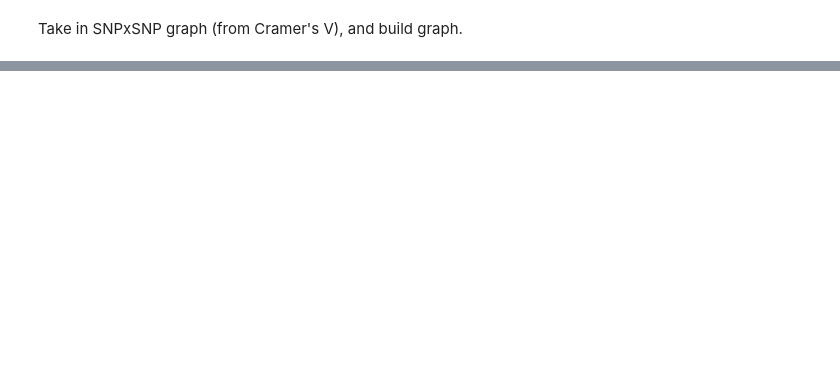
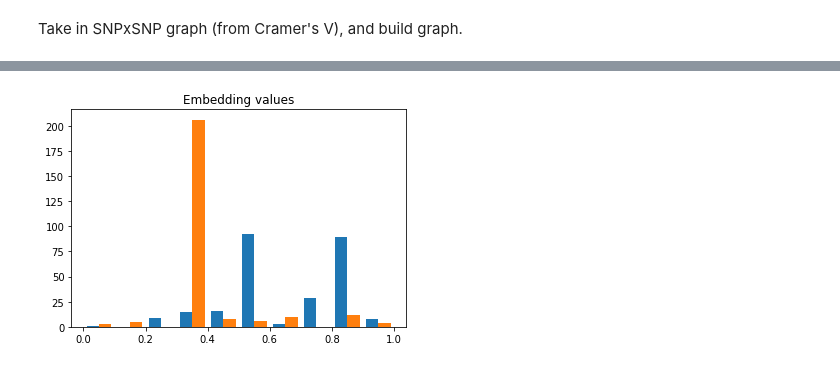
Before and after one commit to rishasurana/gene-graphs, a Jupyter notebook: louvain.ipynb, the cells around one changed output, grey strips where cells are left out. Drawn from its saved outputs; the diff is of its cells as text; code cells hidden in the pictures; blank space fills up the shorter version.

```diff
--- a/louvain.ipynb
+++ b/louvain.ipynb
@@ -110,0 +53,12 @@ ValueError: The input matrix is empty.
+# %%
+# binarize
+dfSparse = sparse.csr_matrix(arr) # convert data frame to a sparse matrix
+for i in range(np.shape(dfSparse)[0]):
+    for j in range(np.shape(dfSparse)[1]):
+        if dfSparse[i,j] <= 0.2:
+            dfSparse[i,j] = 0
+        else:
+            dfSparse[i,j] = 1
+
+dfMatrix = dfSparse.toarray()
+dfMatrix
@@ -110,0 +111,9 @@ ValueError: The input matrix is empty.
+# %%
+from matplotlib import pyplot as plt
+
+a = np.array(embedding)
+plt.hist(a, bins = [0,0.1,0.2,0.3,0.4,0.5,0.6,0.7,0.8,0.9,1])
+plt.title("Embedding values")
+plt.show()
+# %% [output]
+[figure, added]
```
Also changed, not shown: parts of 9 cells of this notebook, 3 other files.
